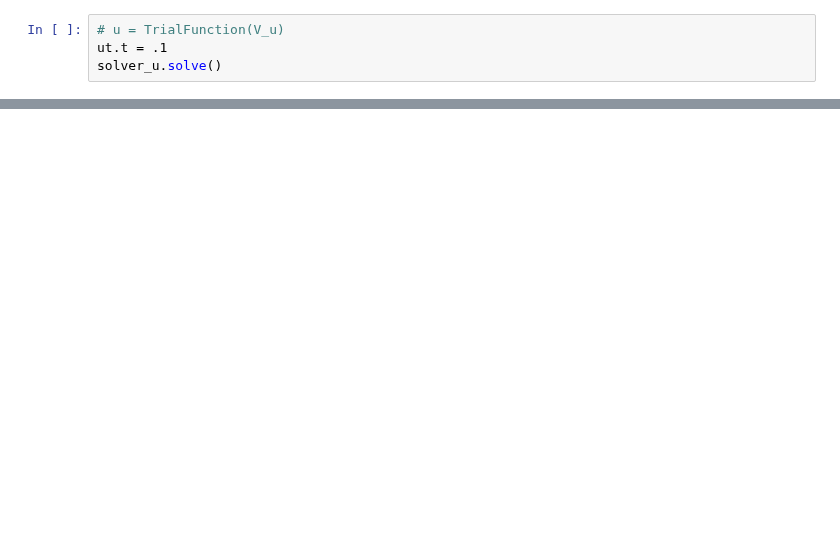
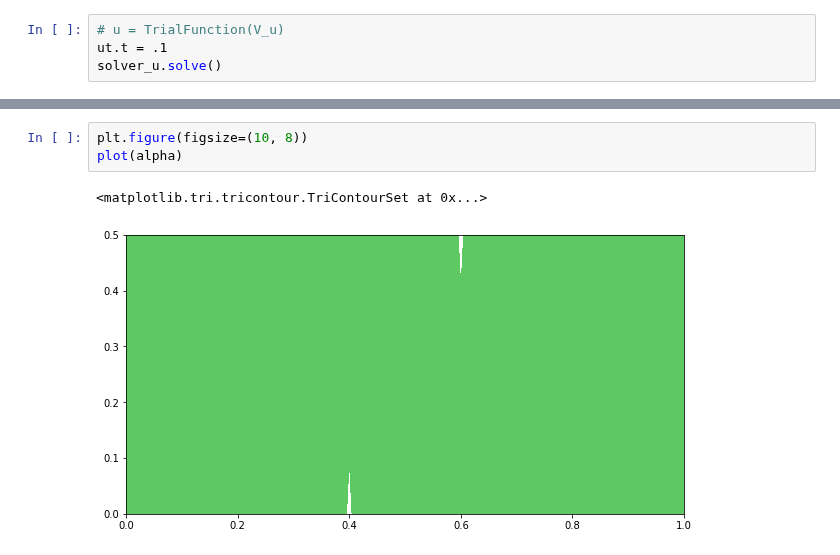
Before and after one commit to kumiori/irrevolutions, a Jupyter notebook: En_passant_Sarah.ipynb, the cells around one changed output, grey strips where cells are left out. Cells and saved outputs as stored; diff of their text form; blank space fills up the shorter version.

```diff
--- a/En_passant_Sarah.ipynb
+++ b/En_passant_Sarah.ipynb
@@ -310,0 +352,6 @@ RuntimeError: ignored
+# %%
+plt.figure(figsize=(10, 8))
+plot(alpha)
+# %% [output]
+<matplotlib.tri.tricontour.TriContourSet at 0x...>
+[figure, added]
```
Also changed, not shown: parts of 15 cells of this notebook.
